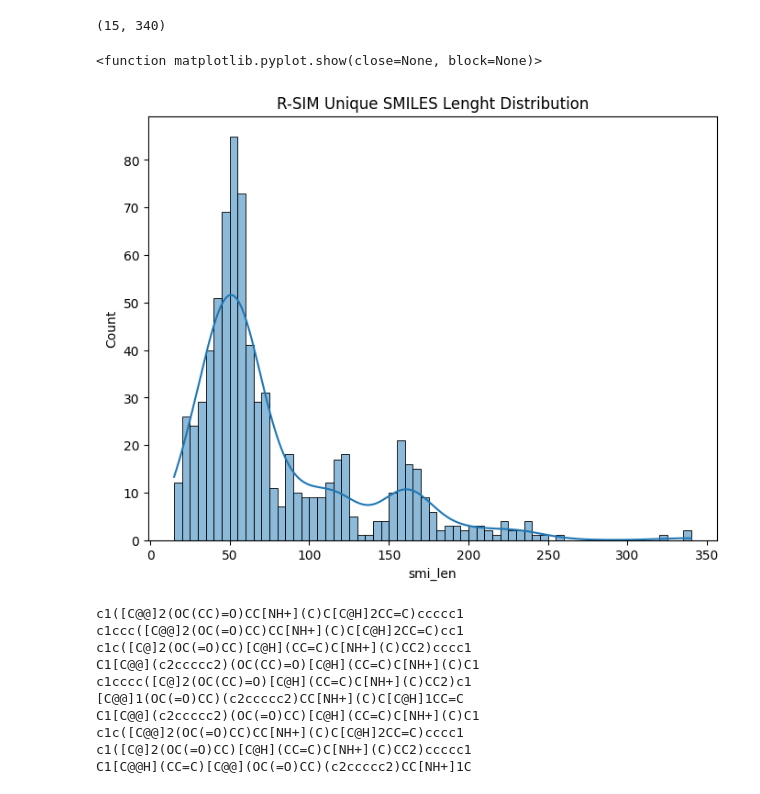
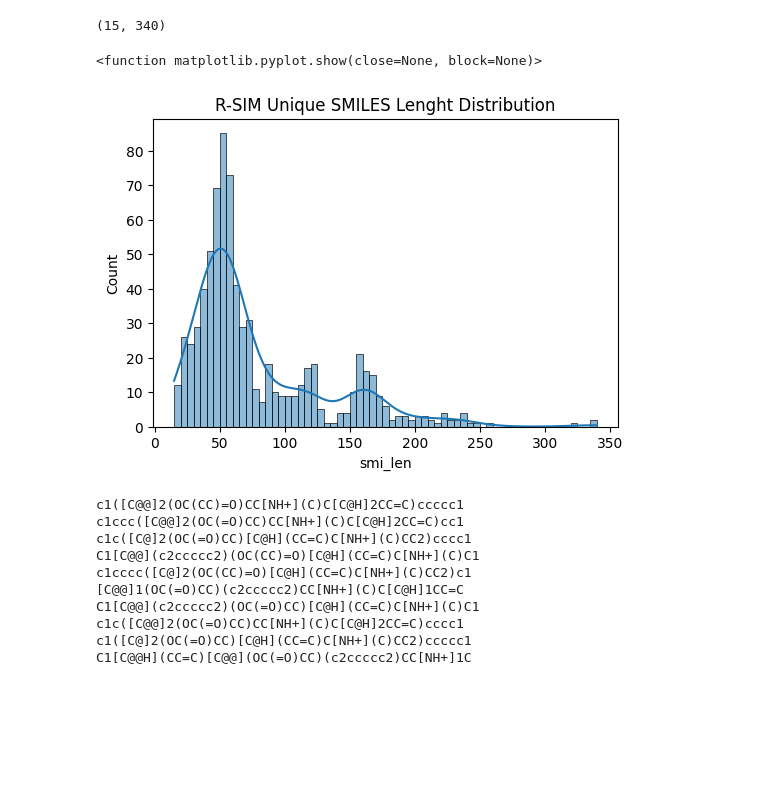
Before and after one commit to Gavision97/MultiStructRSA, a Jupyter notebook: notebooks/analyse_rsim_and_ns.ipynb, the cells around one changed output. Saved outputs shown, nothing was run; the diff lists cells and outputs as text; code cells hidden in the pictures; blank space fills up the shorter version.

```diff
--- a/notebooks/analyse_rsim_and_ns.ipynb
+++ b/notebooks/analyse_rsim_and_ns.ipynb
@@ -92,13 +85,13 @@ len(shortest_smiles), len(longest_smiles)
 # %%
 smiles_lens = pd.DataFrame({'smi_len':[len(smi) for smi in unique_smiles]})
 # %%
-plt.figure(figsize=(8,6))
+plt.figure(figsize=(6,4))
 sns.histplot(data=smiles_lens, x="smi_len", binwidth=5, kde=True)
 plt.title('R-SIM Unique SMILES Lenght Distribution')
 plt.show
 # %% [output]
 <function matplotlib.pyplot.show(close=None, block=None)>
-[figure, old version]
+[figure, new version]
 # %%
 # test - A few SMILES strings will be enumerated as a demonstration
 for i in range(10):
```
Also changed, not shown: parts of 15 cells of this notebook, 33 other files.
